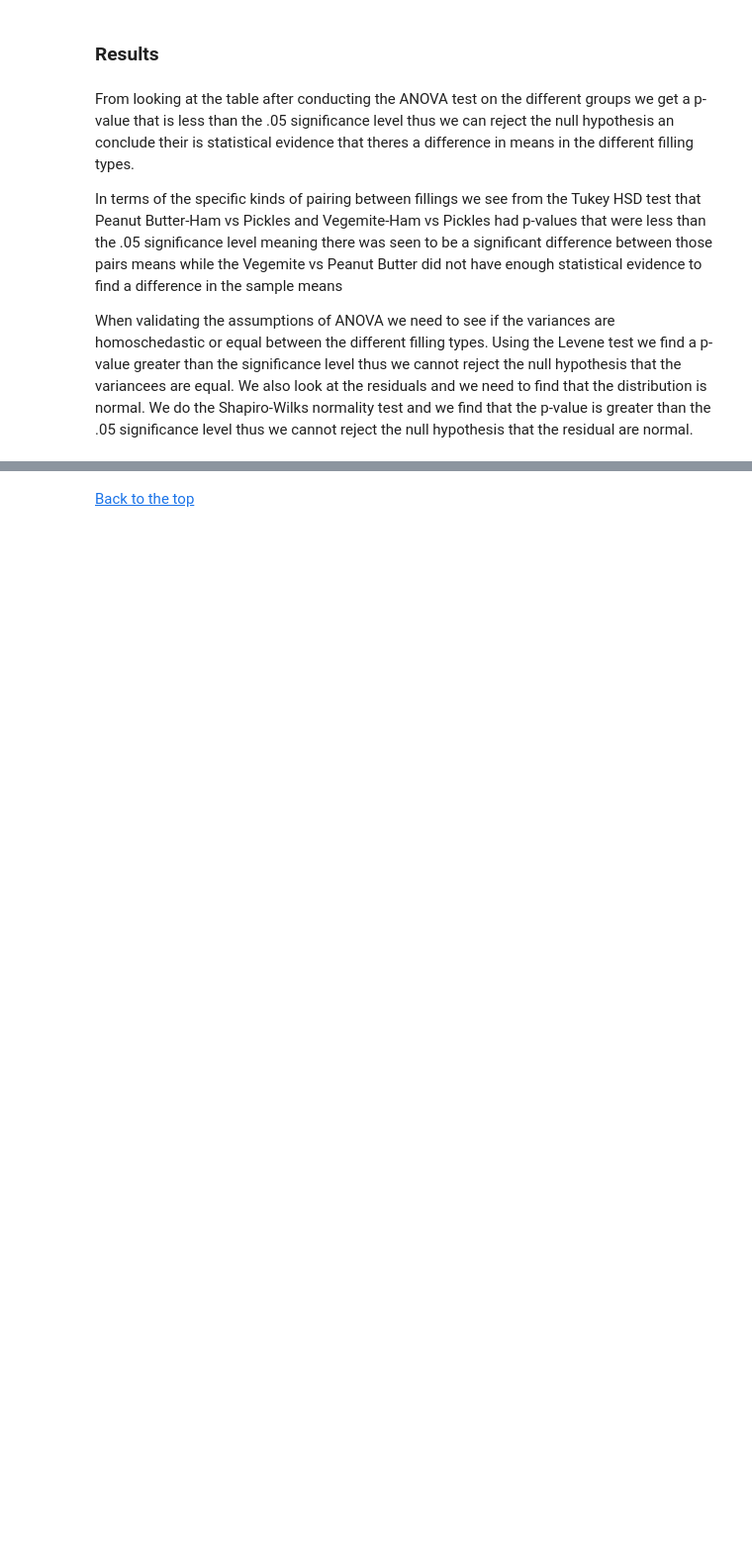
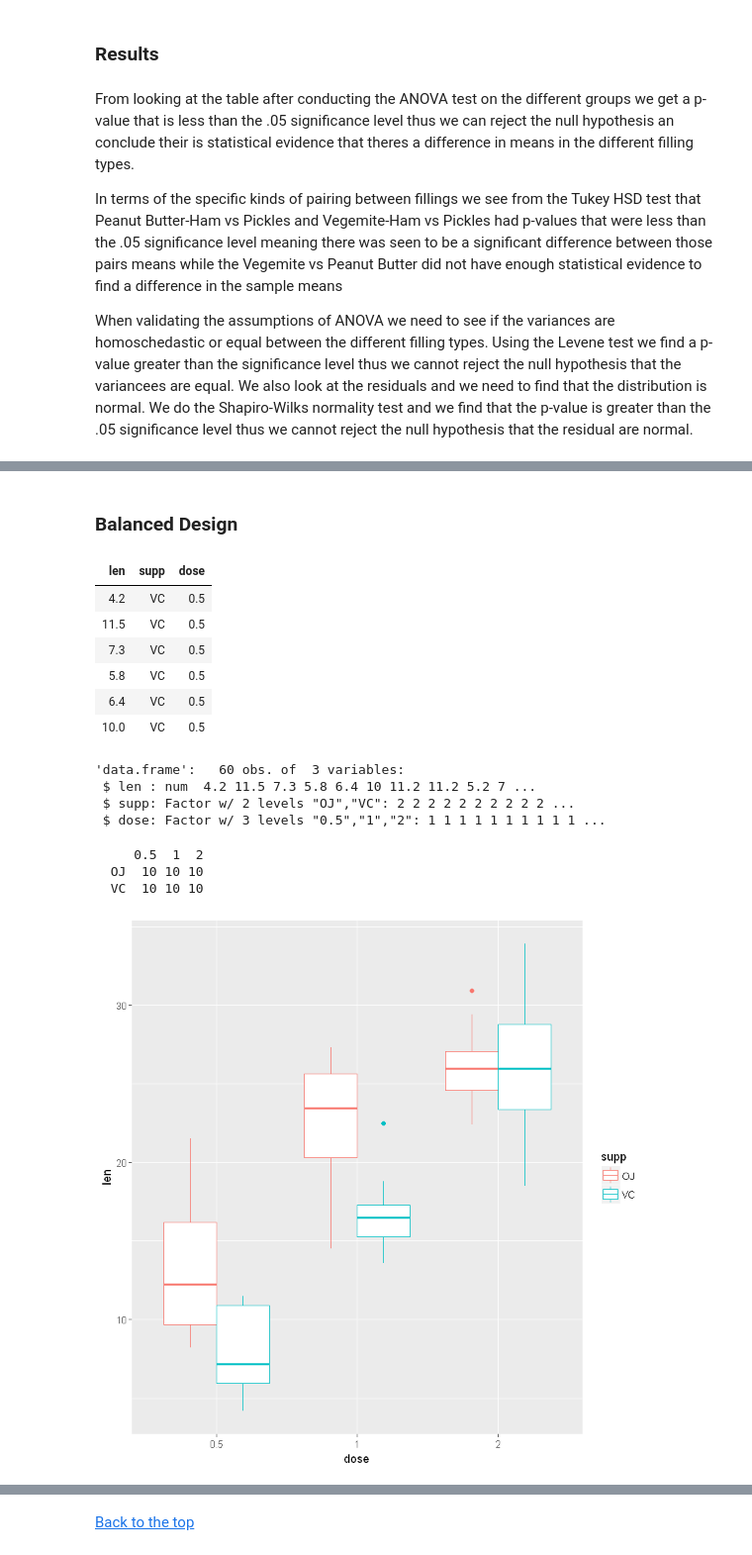
Before and after one commit to yesman89/Stats-Review, a Jupyter notebook: Stats-Review.ipynb, the cells around one changed output, grey strips where cells are left out. Shown: that part at 99% size. Drawn from its saved outputs; the diff is of its cells as text; code cells hidden in the pictures; blank space fills up the shorter version.

```diff
--- a/Stats-Review.ipynb
+++ b/Stats-Review.ipynb
@@ -735,0 +746,30 @@ When validating the assumptions of ANOVA we need to see if the variances are hom
+# %% [markdown]
+### Balanced Design
+# %%
+# Load in the data
+data(ToothGrowth)
+head(ToothGrowth)
+#Change into factors and see that the groups have equal sample size
+ToothGrowth$supp <- as.factor(ToothGrowth$supp)
+ToothGrowth$dose <- as.factor(ToothGrowth$dose)
+str(ToothGrowth)
+table(ToothGrowth$supp, ToothGrowth$dose)
+#Visualize the data
+ggplot(ToothGrowth, aes(x = dose, y = len, color = supp))+
+    geom_boxplot()
+# %% [output]
+| len | supp | dose |
+| 4.2 | VC | 0.5 |
+| 11.5 | VC | 0.5 |
+| 7.3 | VC | 0.5 |
+| 5.8 | VC | 0.5 |
+| 6.4 | VC | 0.5 |
+| 10.0 | VC | 0.5 |
+'data.frame':   60 obs. of  3 variables:
+ $ len : num  4.2 11.5 7.3 5.8 6.4 10 11.2 11.2 5.2 7 ...
+ $ supp: Factor w/ 2 levels "OJ","VC": 2 2 2 2 2 2 2 2 2 2 ...
+ $ dose: Factor w/ 3 levels "0.5","1","2": 1 1 1 1 1 1 1 1 1 1 ...
+     0.5  1  2
+  OJ  10 10 10
+  VC  10 10 10
+[figure, added]
```
Also changed, not shown: parts of 7 cells of this notebook.
